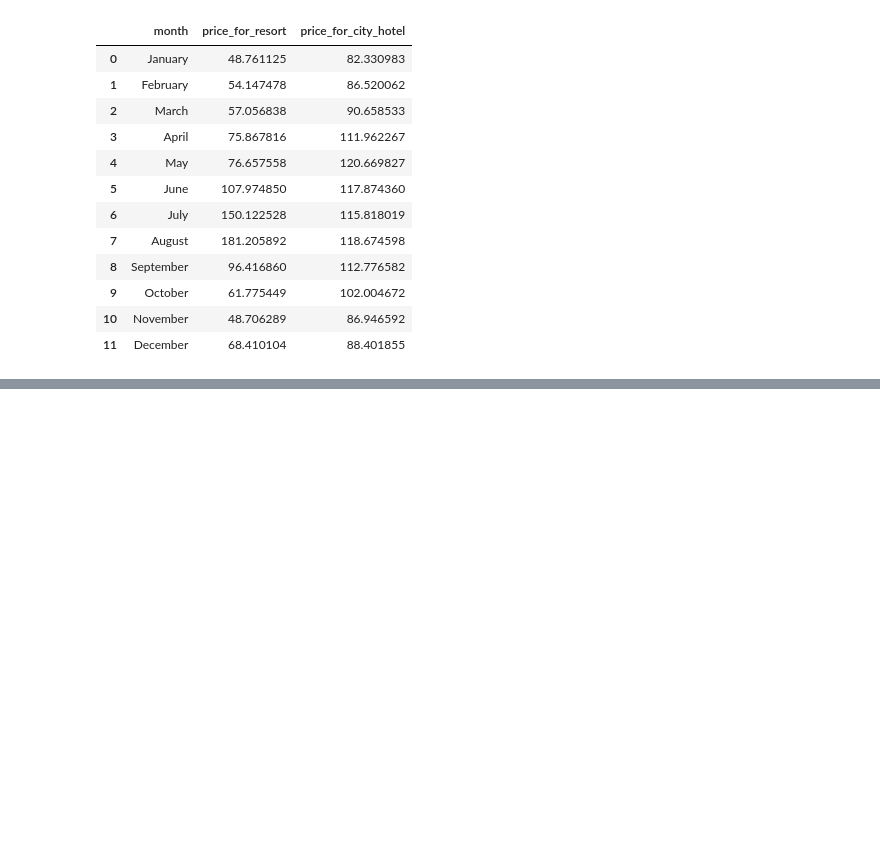
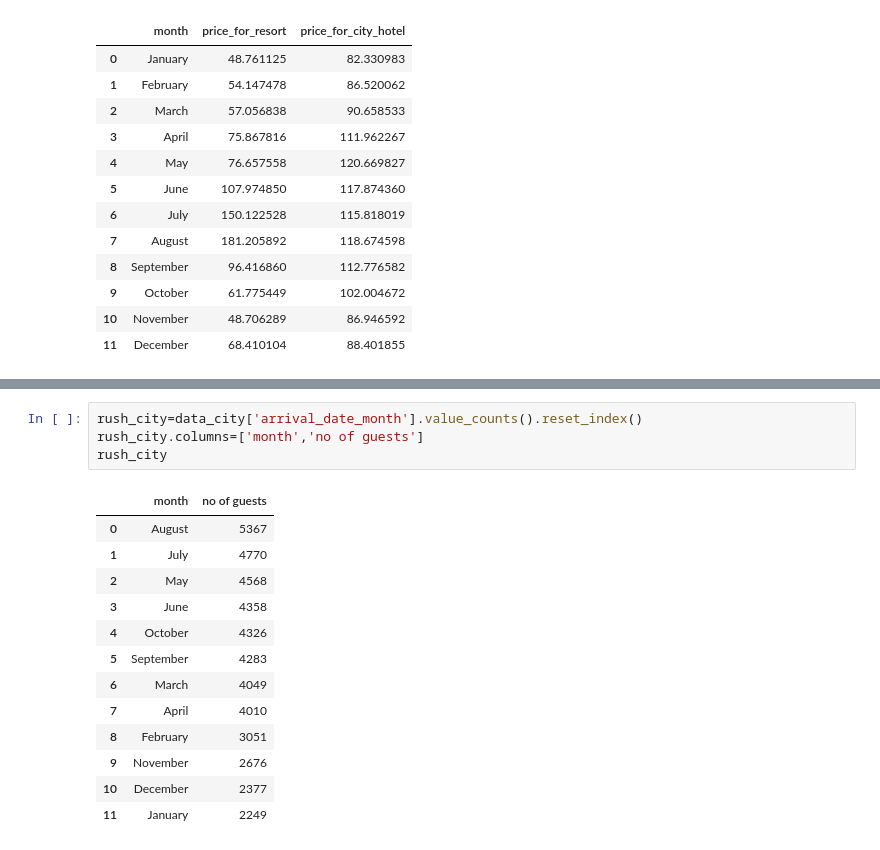
Before and after one commit to patelabhi23/ML-Practice, a Jupyter notebook: Hotel Booking/ML_HotelBooking_Predict.ipynb, the cells around one changed output, grey strips where cells are left out. Drawn from its saved outputs; the diff is of its cells as text; blank space fills up the shorter version.

```diff
--- a/Hotel Booking/ML_HotelBooking_Predict.ipynb
+++ b/Hotel Booking/ML_HotelBooking_Predict.ipynb
@@ -343,0 +373,18 @@ px.line(final, x='month', y=['price_for_resort','price_for_city_hotel'], title='
+# %%
+rush_city=data_city['arrival_date_month'].value_counts().reset_index()
+rush_city.columns=['month','no of guests']
+rush_city
+# %% [output]
+|  | month | no of guests |
+| 0 | August | 5367 |
+| 1 | July | 4770 |
+| 2 | May | 4568 |
+| 3 | June | 4358 |
+| 4 | October | 4326 |
+| 5 | September | 4283 |
+| 6 | March | 4049 |
+| 7 | April | 4010 |
+| 8 | February | 3051 |
+| 9 | November | 2676 |
+| 10 | December | 2377 |
+| 11 | January | 2249 |
```
Also changed, not shown: parts of 8 cells of this notebook.
